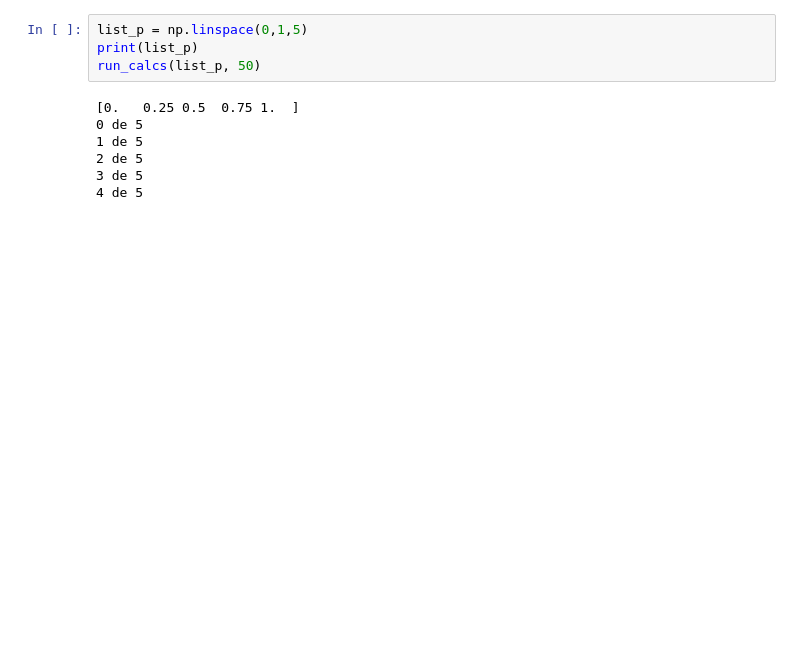
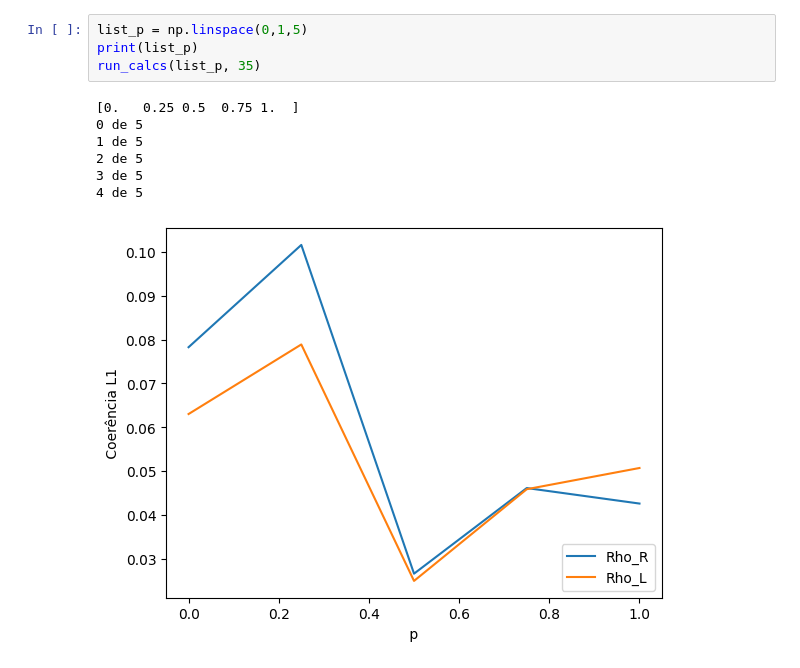
Before and after one commit to SchultzVV/Runtime-qiskit, a Jupyter notebook: generalized_amplitude_damping.ipynb, the cells around one changed output. Cells and saved outputs as stored; diff of their text form; blank space fills up the shorter version.

```diff
--- a/generalized_amplitude_damping.ipynb
+++ b/generalized_amplitude_damping.ipynb
@@ -53,11 +53,12 @@ def run_calcs(list_p, epochs):
 # %%
 list_p = np.linspace(0,1,5)
 print(list_p)
-run_calcs(list_p, 50)
+run_calcs(list_p, 35)
 # %% [output]
 [0.   0.25 0.5  0.75 1.  ]
 0 de 5
 1 de 5
 2 de 5
 3 de 5
 4 de 5
+[figure, added]
```
Also changed, not shown: parts of 1 cell of this notebook, 11 other files.
